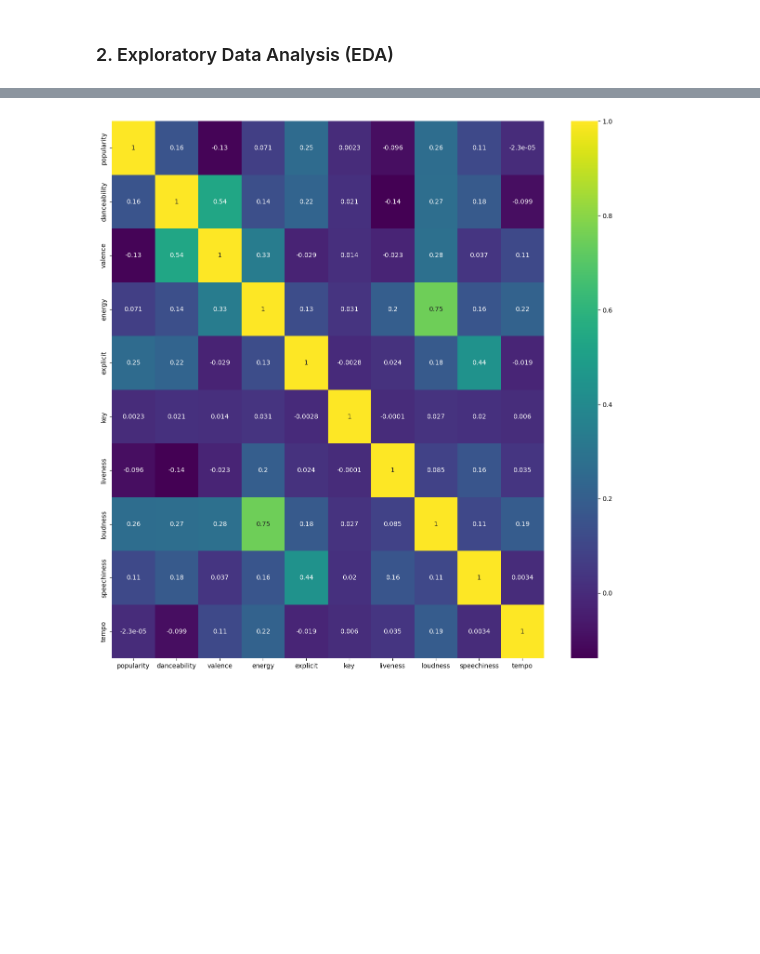
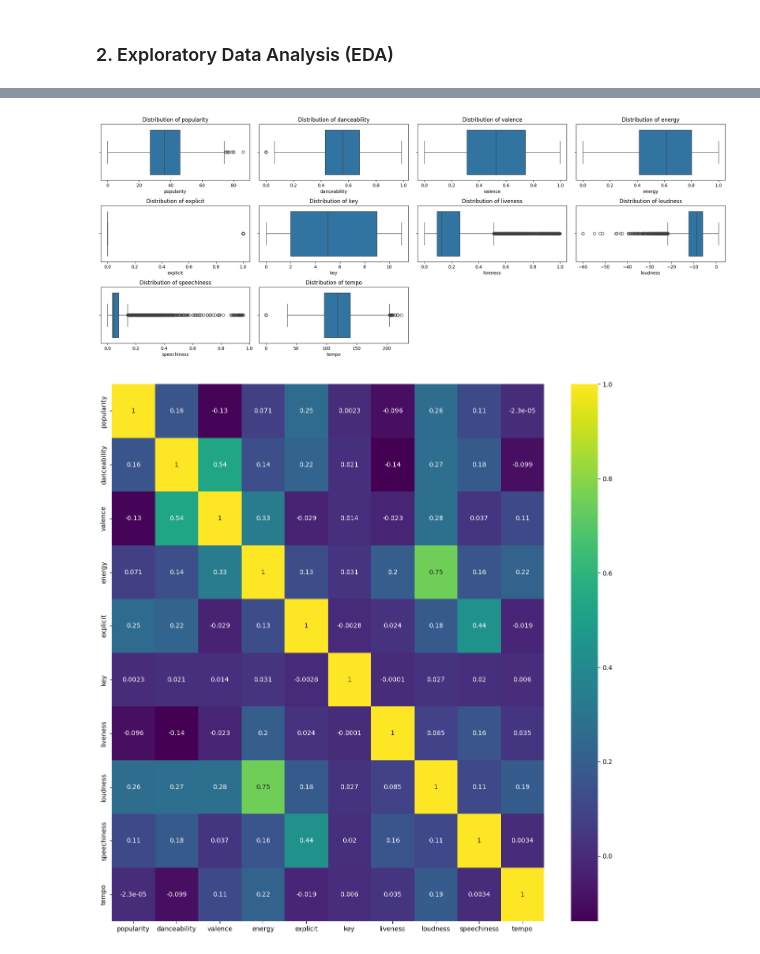
Before and after one commit to WamzMwangi/Advanced_Machine_Learning, a Jupyter notebook: Clustering_Algorithms/Spotify_clustering_project.ipynb, the cells around one changed output, grey strips where cells are left out. Drawn from its saved outputs; the diff is of its cells as text; code cells hidden in the pictures; blank space fills up the shorter version.

```diff
--- a/Clustering_Algorithms/Spotify_clustering_project.ipynb
+++ b/Clustering_Algorithms/Spotify_clustering_project.ipynb
@@ -90,3 +71,14 @@ for col in num_df.columns:
+# %%
+fig=plt.figure(figsize=(20,10))
+for i in range(len(num_df.columns)):
+    plt.subplot(4,4,i+1)
+    sns.boxplot(x=num_df.columns[i],data=num_df)
+    plt.title("Distribution of " + num_df.columns[i])
+    plt.xlabel(num_df.columns[i])
+plt.tight_layout()
+plt.show()
+# %% [output]
+[figure, added]
 # %%
 #correlation matrix
 corrmat = num_df.corr()
```
Also changed, not shown: parts of 3 cells of this notebook.
